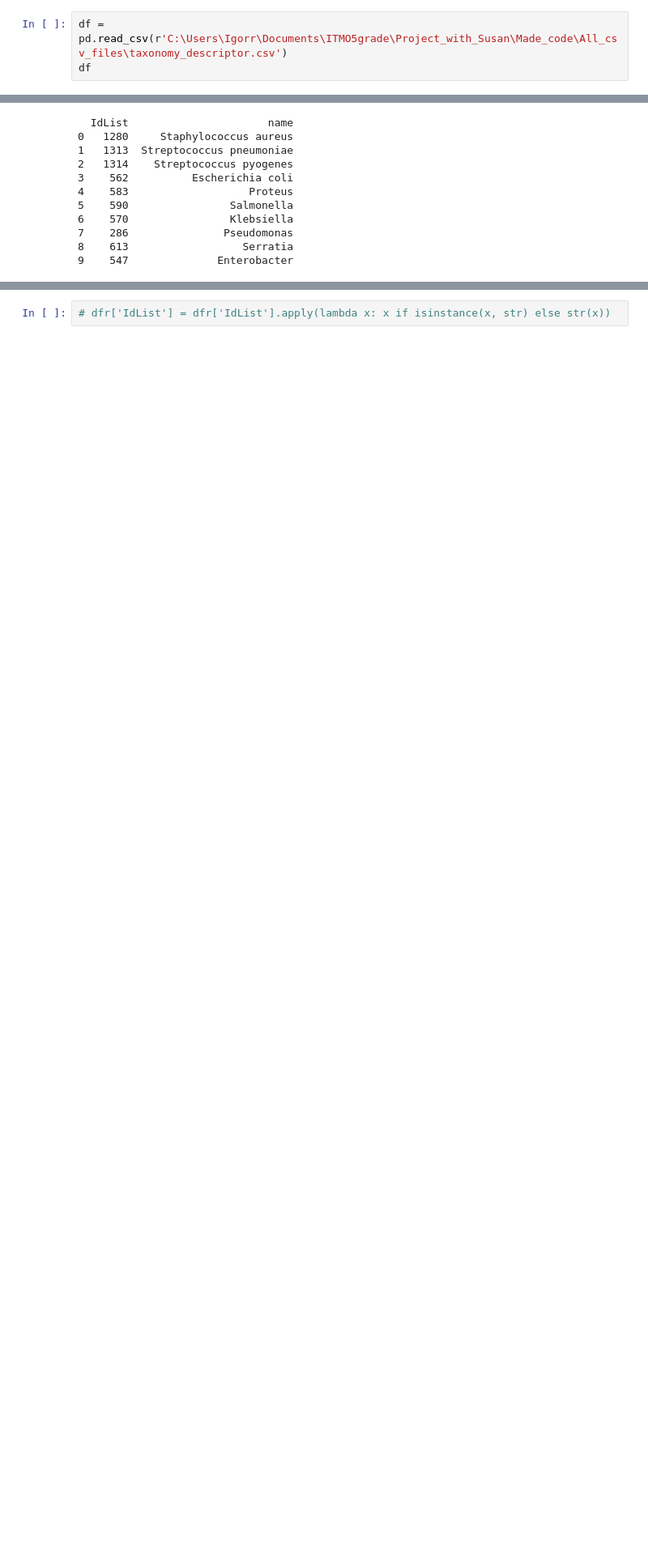
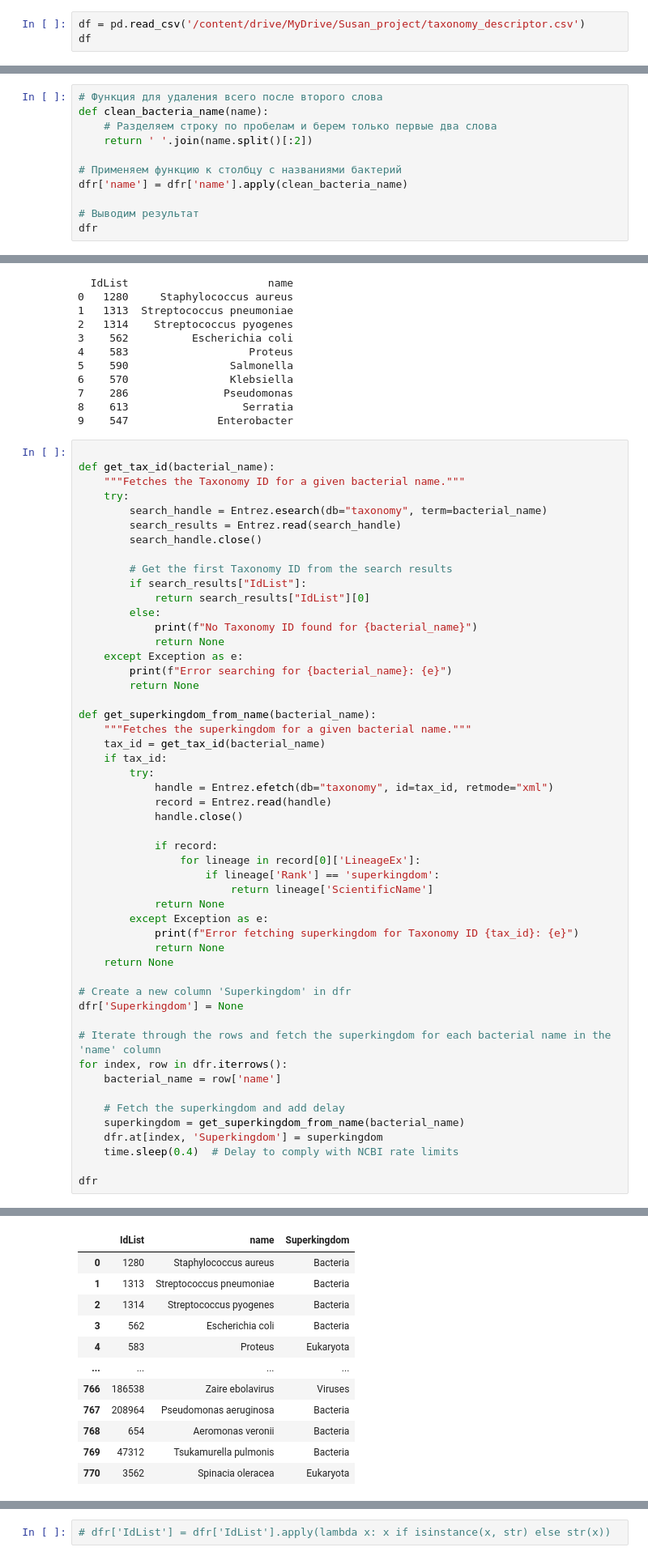
Before and after one commit to Igor-source/Made_code, a Jupyter notebook: Taxonomy.ipynb, the cells around one changed output, grey strips where cells are left out. Shown at 81% size. Drawn from its saved outputs; the diff is of its cells as text; blank space fills up the shorter version.

```diff
--- a/Taxonomy.ipynb
+++ b/Taxonomy.ipynb
@@ -67,7 +90,7 @@ clean_bact
 # %%
 # df.to_csv('/content/drive/MyDrive/Susan_project/taxonomy_descriptor.csv', index=False)
 # %%
-df = pd.read_csv(r'C:\Users\Igorr\Documents\ITMO5grade\Project_with_Susan\Made_code\All_csv_files\taxonomy_descriptor.csv')
+df = pd.read_csv('/content/drive/MyDrive/Susan_project/taxonomy_descriptor.csv')
 df
 # %% [output]
 |  | Count | RetMax | RetStart | IdList | TranslationSet | TranslationStack | QueryTranslation | ErrorList | ... |
@@ -125,3 +148,14 @@ dfr
 | 769 | ['47312'] | Tsukamurella pulmonis |
 | 770 | ['3562'] | Spinacia oleracea |
 771 rows × 2 columns
+# %%
+# Функция для удаления всего после второго слова
+def clean_bacteria_name(name):
+    # Разделяем строку по пробелам и берем только первые два слова
+    return ' '.join(name.split()[:2])
+
+# Применяем функцию к столбцу с названиями бактерий
+dfr['name'] = dfr['name'].apply(clean_bacteria_name)
+
+# Выводим результат
+dfr
@@ -179,3 +225,55 @@ print(dfr[['IdList', 'name']].head(10))
 7    286               Pseudomonas
 8    613                  Serratia
 9    547              Enterobacter
+# %%
+
+def get_tax_id(bacterial_name):
+    """Fetches the Taxonomy ID for a given bacterial name."""
+    try:
+        search_handle = Entrez.esearch(db="taxonomy", term=bacterial_name)
+        search_results = Entrez.read(search_handle)
+        search_handle.close()
+
+        # Get the first Taxonomy ID from the search results
+        if search_results["IdList"]:
+            return search_results["IdList"][0]
+        else:
+            print(f"No Taxonomy ID found for {bacterial_name}")
+            return None
+    except Exception as e:
+        print(f"Error searching for {bacterial_name}: {e}")
+        return None
+
+def get_superkingdom_from_name(bacterial_name):
+    """Fetches the superkingdom for a given bacterial name."""
+    tax_id = get_tax_id(bacterial_name)
+    if tax_id:
+        try:
+            handle = Entrez.efetch(db="taxonomy", id=tax_id, retmode="xml")
+            record = Entrez.read(handle)
+            handle.close()
+
+            if record:
+                for lineage in record[0]['LineageEx']:
+                    if lineage['Rank'] == 'superkingdom':
+                        return lineage['ScientificName']
+            return None
+        except Exception as e:
+            print(f"Error fetching superkingdom for Taxonomy ID {tax_id}: {e}")
+            return None
+    return None
+
+# Create a new column 'Superkingdom' in dfr
+dfr['Superkingdom'] = None
+
+# Iterate through the rows and fetch the superkingdom for each bacterial name in the 'name' column
+for index, row in dfr.iterrows():
+    bacterial_name = row['name']
+
+    # Fetch the superkingdom and add delay
+    superkingdom = get_superkingdom_from_name(bacterial_name)
+    dfr.at[index, 'Superkingdom'] = superkingdom
+    time.sleep(0.4)  # Delay to comply with NCBI rate limits
+
+dfr
+# %% [output]
@@ -181,0 +296,12 @@ print(dfr[['IdList', 'name']].head(10))
+|  | IdList | name | Superkingdom |
+| 0 | 1280 | Staphylococcus aureus | Bacteria |
+| 1 | 1313 | Streptococcus pneumoniae | Bacteria |
+| 2 | 1314 | Streptococcus pyogenes | Bacteria |
+| 3 | 562 | Escherichia coli | Bacteria |
+| 4 | 583 | Proteus | Eukaryota |
+| ... | ... | ... | ... |
+| 766 | 186538 | Zaire ebolavirus | Viruses |
+| 767 | 208964 | Pseudomonas aeruginosa | Bacteria |
+| 768 | 654 | Aeromonas veronii | Bacteria |
+| 769 | 47312 | Tsukamurella pulmonis | Bacteria |
+| 770 | 3562 | Spinacia oleracea | Eukaryota |
```
Also changed, not shown: parts of 11 cells of this notebook.
